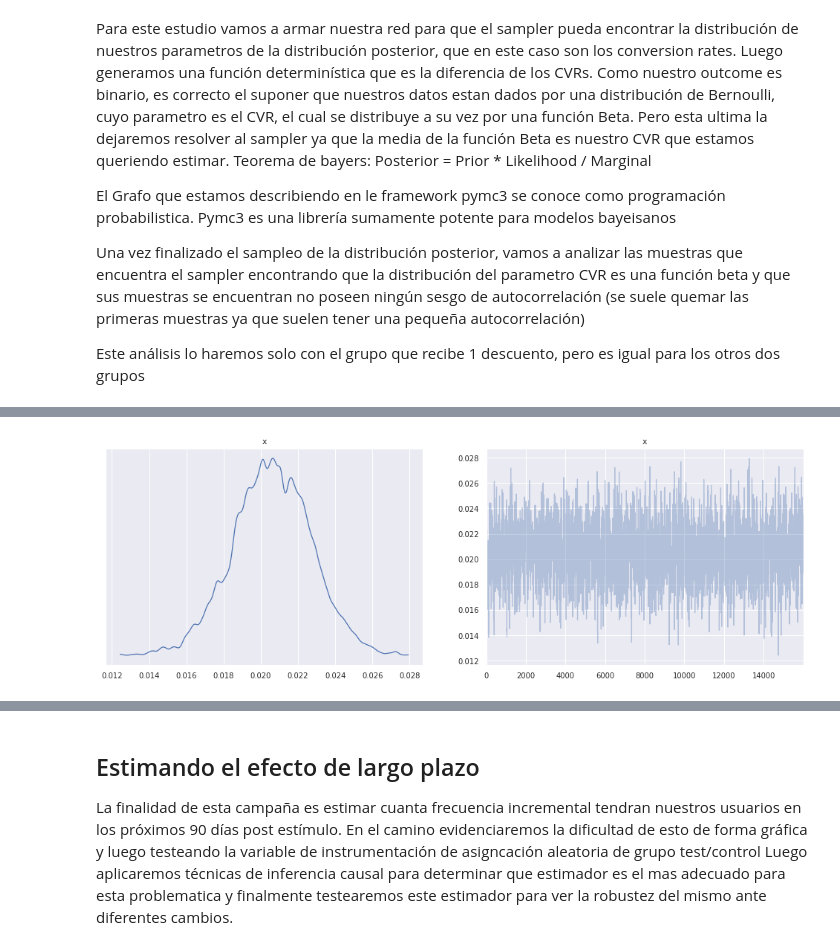
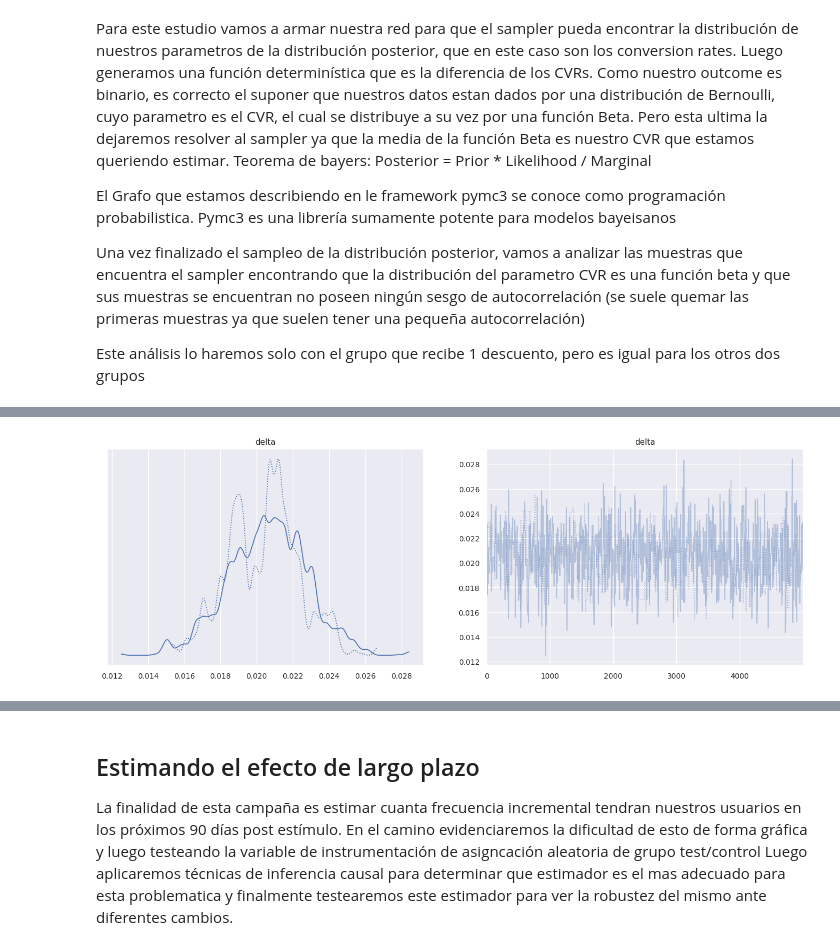
Before and after one commit to institutohumai/causalidad, a Jupyter notebook: 4_AplicacionesRealesEnLaIndustria/clase_4.ipynb, the cells around one changed output, grey strips where cells are left out. Saved outputs shown, nothing was run; the diff lists cells and outputs as text; code cells hidden in the pictures.

```diff
--- a/4_AplicacionesRealesEnLaIndustria/clase_4.ipynb
+++ b/4_AplicacionesRealesEnLaIndustria/clase_4.ipynb
@@ -186,8 +194,8 @@ The number of effective samples is smaller than 25% for some parameters.
 [drawing not drawn]
-# %%
-sns.set(font_scale = 1.1)
-_ = az.plot_trace(burned_trace["delta"],figsize=(15,5))
-# %% [output]
-[figure, removed]
+# %%
+sns.set(font_scale = 1.1)
+_ = az.plot_trace(burned_trace, var_names=["delta"], figsize=(15,5))
+# %% [output]
+[figure, added]
 # %%
 # Con esto podemos ver que el ATE esta contenido entre 0.017 y 0.025 con una confianza del 94% (HDI: Highest desity interval)
```
Also changed, not shown: parts of 17 cells of this notebook, 15 other files.
